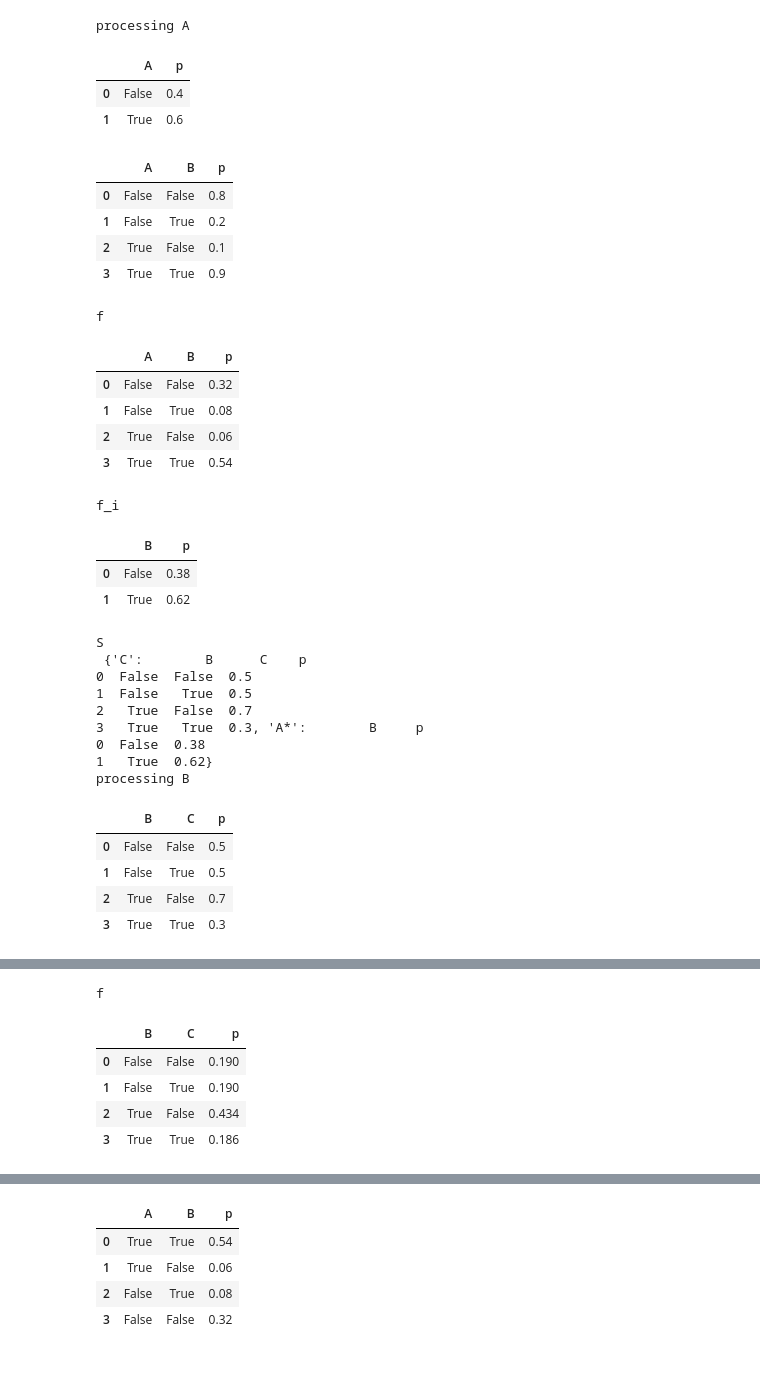
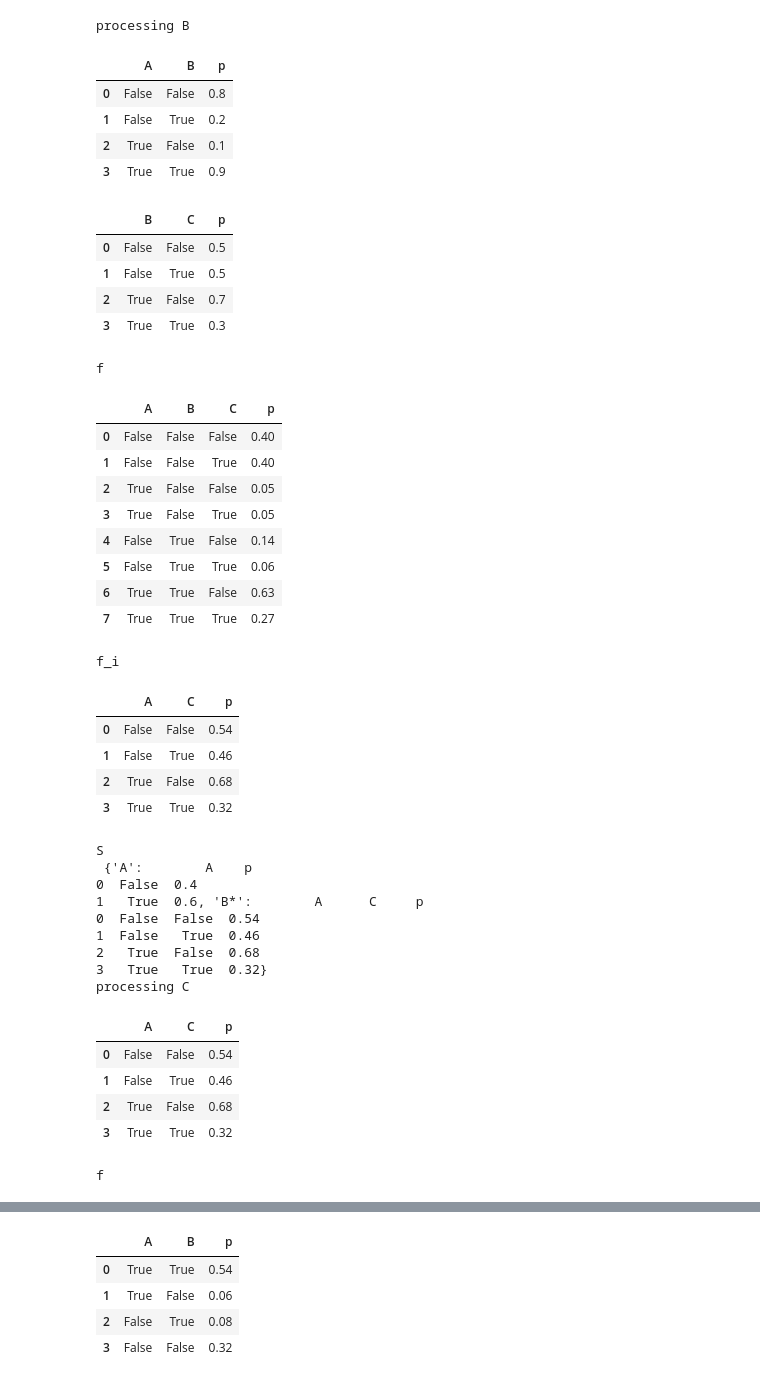
Before and after one commit to OlegBEZb/KR21_project2, a Jupyter notebook: Untitled.ipynb, the cells around one changed output, grey strips where cells are left out. Drawn from its saved outputs; the diff is of its cells as text; code cells hidden in the pictures.

```diff
--- a/Untitled.ipynb
+++ b/Untitled.ipynb
@@ -15,36 +15,45 @@ bn.get_all_variables()
 # %%
-bn.variable_elimination(bn, Q=set(['C']))
+bn.variable_elimination(bn, Q=set(['A']))
 # %% [output]
-processing A
+processing B
-|  | A | p |
-| 0 | False | 0.4 |
-| 1 | True | 0.6 |
+|  | A | B | p |
+| 0 | False | False | 0.8 |
+| 1 | False | True | 0.2 |
+| 2 | True | False | 0.1 |
+| 3 | True | True | 0.9 |
-|  | A | B | p |
-| 0 | False | False | 0.8 |
-| 1 | False | True | 0.2 |
-| 2 | True | False | 0.1 |
-| 3 | True | True | 0.9 |
+|  | B | C | p |
+| 0 | False | False | 0.5 |
+| 1 | False | True | 0.5 |
+| 2 | True | False | 0.7 |
+| 3 | True | True | 0.3 |
 f
-|  | A | B | p |
-| 0 | False | False | 0.32 |
-| 1 | False | True | 0.08 |
-| 2 | True | False | 0.06 |
-| 3 | True | True | 0.54 |
+|  | A | B | C | p |
+| 0 | False | False | False | 0.40 |
+| 1 | False | False | True | 0.40 |
+| 2 | True | False | False | 0.05 |
+| 3 | True | False | True | 0.05 |
+| 4 | False | True | False | 0.14 |
+| 5 | False | True | True | 0.06 |
+| 6 | True | True | False | 0.63 |
+| 7 | True | True | True | 0.27 |
 f_i
-|  | B | p |
-| 0 | False | 0.38 |
-| 1 | True | 0.62 |
+|  | A | C | p |
+| 0 | False | False | 0.54 |
+| 1 | False | True | 0.46 |
+| 2 | True | False | 0.68 |
+| 3 | True | True | 0.32 |
 S
- {'C':        B      C    p
-0  False  False  0.5
-1  False   True  0.5
-2   True  False  0.7
-3   True   True  0.3, 'A*':        B     p
-0  False  0.38
-1   True  0.62}
-processing B
+ {'A':        A    p
+0  False  0.4
+1   True  0.6, 'B*':        A      C     p
+0  False  False  0.54
+1  False   True  0.46
+2   True  False  0.68
+3   True   True  0.32}
+processing C
-|  | B | C | p |
-| 0 | False | False | 0.5 |
-| 1 | False | True | 0.5 |
-| 2 | True | False | 0.7 |
-| 3 | True | True | 0.3 |
+|  | A | C | p |
+| 0 | False | False | 0.54 |
+| 1 | False | True | 0.46 |
+| 2 | True | False | 0.68 |
+| 3 | True | True | 0.32 |
+f
@@ -54,6 +64,0 @@ processing B
-f
-|  | B | C | p |
-| 0 | False | False | 0.190 |
-| 1 | False | True | 0.190 |
-| 2 | True | False | 0.434 |
-| 3 | True | True | 0.186 |
```
Also changed, not shown: parts of 8 cells of this notebook, 2 other files.
